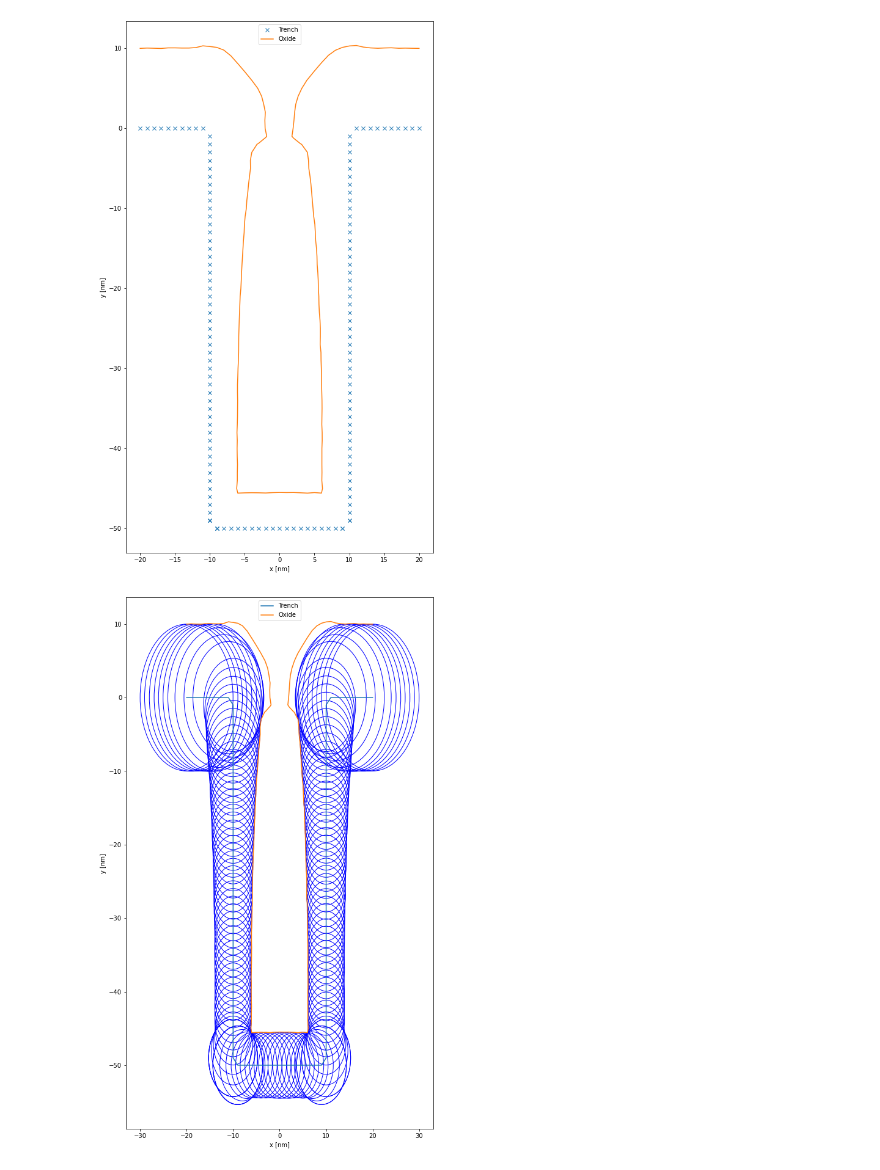
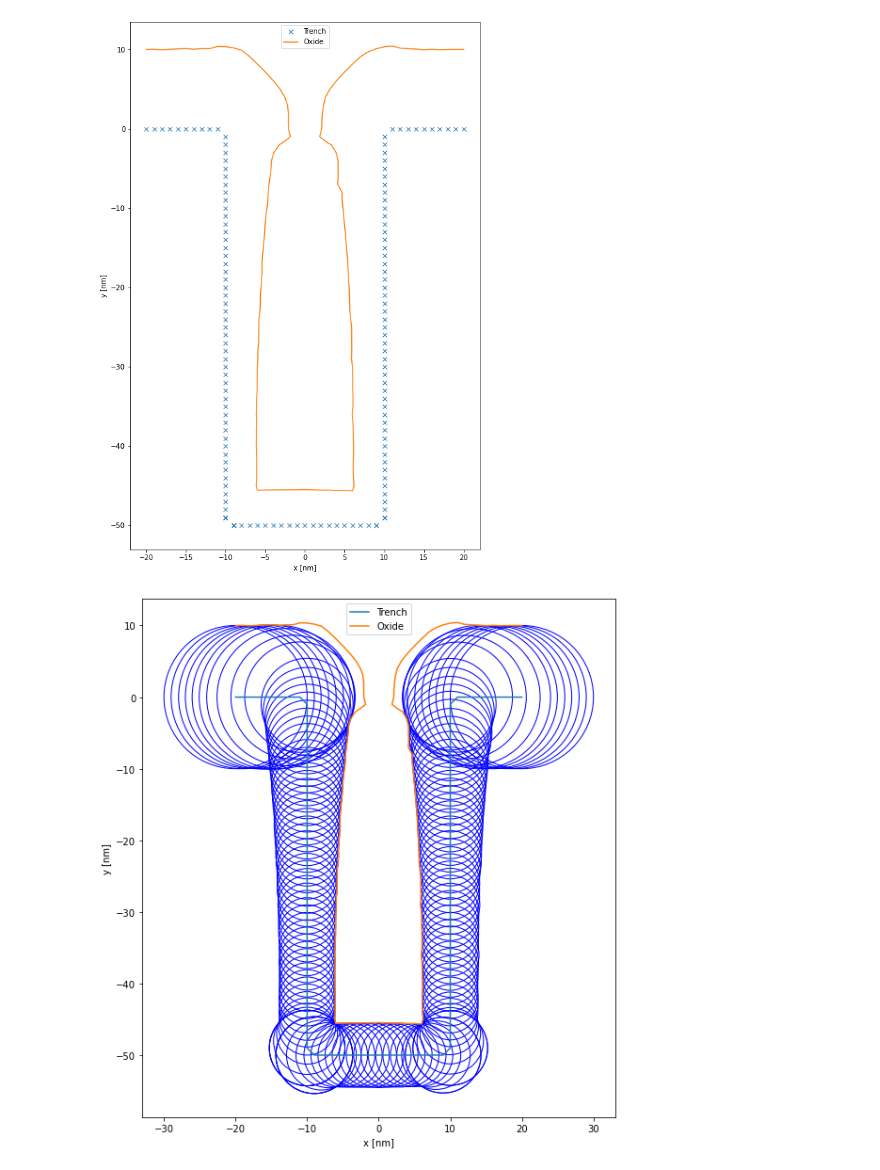
Before and after one commit to yozoon/TrenchDepositionAutomation, a Jupyter notebook: trench_automation/test.ipynb, the cells around one changed output. Drawn from its saved outputs; the diff is of its cells as text; code cells hidden in the pictures.

```diff
--- a/trench_automation/test.ipynb
+++ b/trench_automation/test.ipynb
@@ -26,36 +26,37 @@ def extract_line(filename):
     # Retrieve the filter output
     filtered = strip.GetOutput()
 
     # Extract Points
     point_coordinates = vtk_to_numpy(filtered.GetPoints().GetData())
 
     # Extract Line data
     lines = filtered.GetLines()
     lines_array = vtk_to_numpy(lines.GetData())
 
     # Connectivity array and offset array are only important if the line is not contiguous
     #connectivity_array = vtk_to_numpy(lines.GetConnectivityArray())
     #offset_array = vtk_to_numpy(lines.GetOffsetsArray())
 
     # Extract the surface line (as separate x, y and z array)
     return [np.array(d) for d in point_coordinates[lines_array[1:]].T]
 
 # Extract interface lines
-tx, ty, _ = extract_line(path.join("output", "results_8bit", "Interface_0_0.vtp"))
-x, y, _ = extract_line(path.join("output", "results_8bit", "Interface_1_10.vtp"))
+tx, ty, _ = extract_line(path.join("output", "result_0.10_8bit", "Interface_0_0.vtp"))
+x, y, _ = extract_line(path.join("output", "result_0.10_8bit", "Interface_1_0.vtp"))
 
 # Plot the line
 fig, ax = plt.subplots(figsize=(9,16))
 ax.plot(tx, ty, "x", label="Trench")
 ax.plot(x, y, label="Oxide")
 
 # Label plot
 ax.set_xlabel("x [nm]")
 ax.set_ylabel("y [nm]")
 ax.legend(loc="upper center")
+plt.axis("scaled")
 plt.show()
 # %% [output]
-[figure, old version]
+[figure, new version]
 # %%
 nbrs = neighbors.NearestNeighbors(n_neighbors=1, metric="euclidean").fit(np.vstack([x, y]).T)
 distances, indices = nbrs.kneighbors(np.vstack([tx, ty]).T)
@@ -71,9 +72,10 @@ for mx, my, r in zip(tx, ty, distances):
 ax.set_xlabel("x [nm]")
 ax.set_ylabel("y [nm]")
 ax.legend(loc="upper center")
+plt.axis("scaled")
 plt.show()
 # %% [output]
-[figure, old version]
+[figure, new version]
 # %%
 sidewall_idx = np.where(np.bitwise_and(np.bitwise_and(tx < 0, ty < -0.5), ty > np.min(ty)+0.5))
 sidewall_x, sidewall_y = tx[sidewall_idx], ty[sidewall_idx]
```
Also changed, not shown: parts of 1 cell of this notebook, 9 other files.
